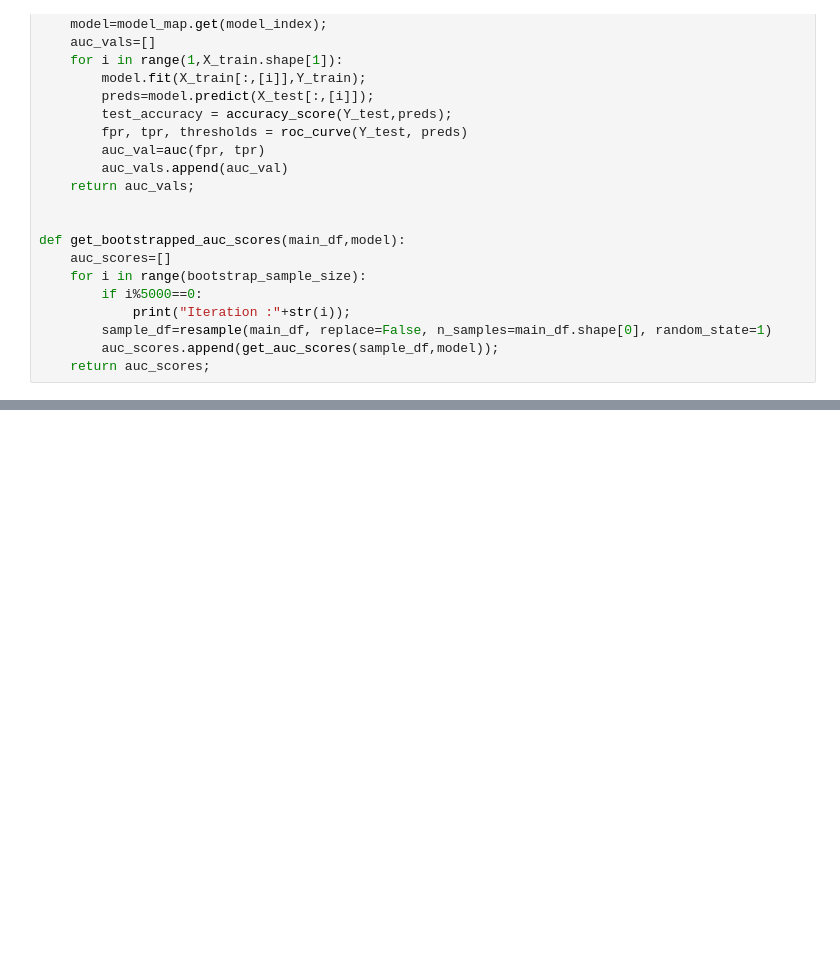
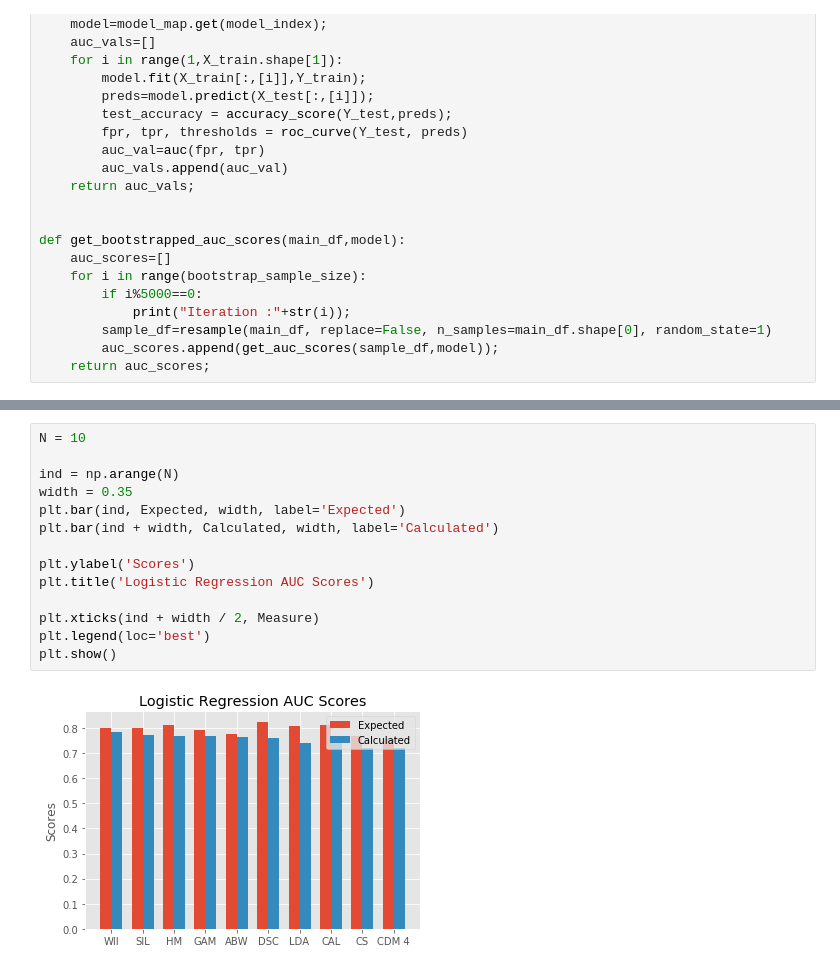
Before and after one commit to yashd/Advanced-Project-Visual-Speeration-Metrics, a Jupyter notebook: ML_framework/bootstrapped_scores.ipynb, the cells around one changed output, grey strips where cells are left out. Drawn from its saved outputs; the diff is of its cells as text; blank space fills up the shorter version.

```diff
--- a/ML_framework/bootstrapped_scores.ipynb
+++ b/ML_framework/bootstrapped_scores.ipynb
@@ -182,0 +202,16 @@ Calculated bootstrapped scores using Logistic Regression model
+# %%
+N = 10
+
+ind = np.arange(N)
+width = 0.35
+plt.bar(ind, Expected, width, label='Expected')
+plt.bar(ind + width, Calculated, width, label='Calculated')
+
+plt.ylabel('Scores')
+plt.title('Logistic Regression AUC Scores')
+
+plt.xticks(ind + width / 2, Measure)
+plt.legend(loc='best')
+plt.show()
+# %% [output]
+[figure, added]
```
Also changed, not shown: parts of 15 cells of this notebook, 2 other files.
